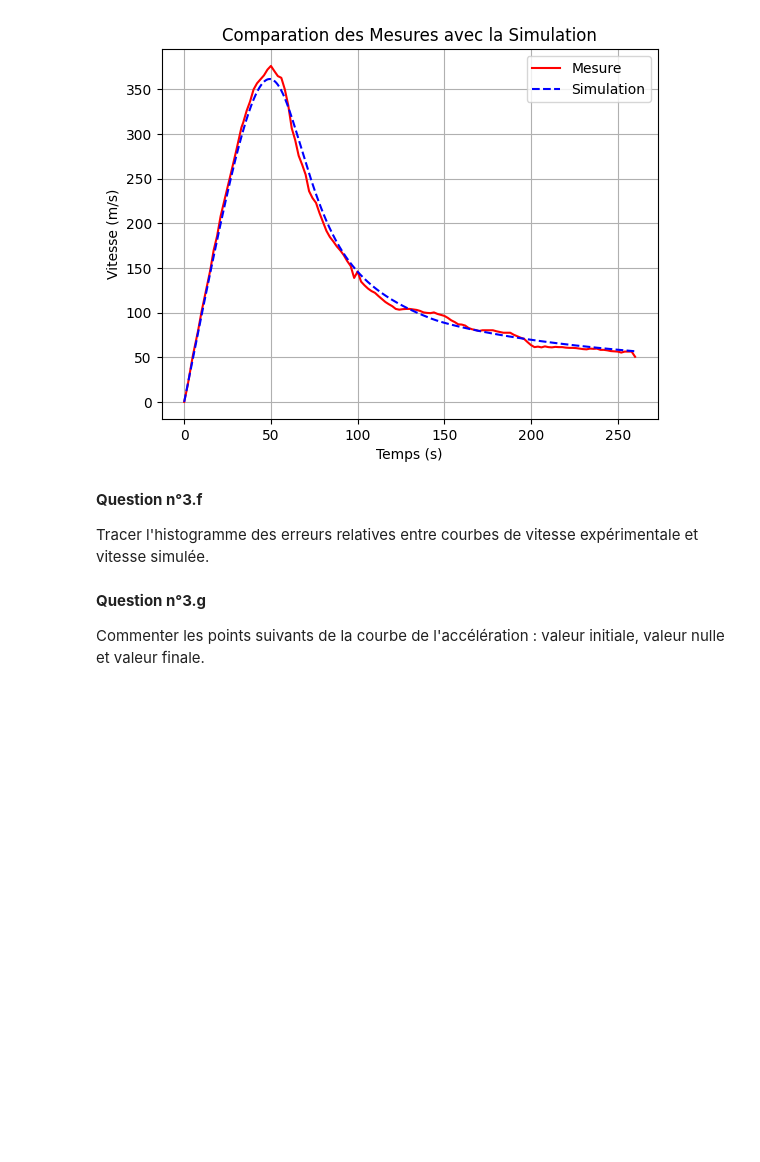
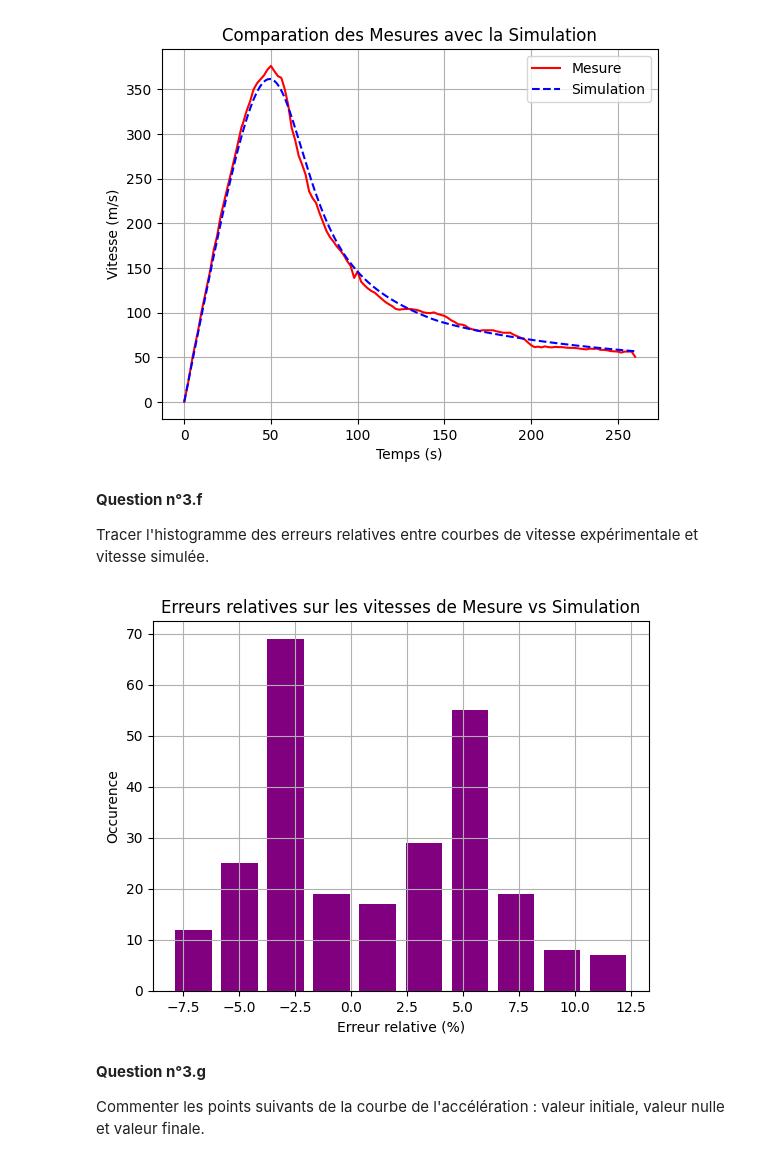
Before and after one commit to IsabelaCaldeira/ChuteLibre, a Jupyter notebook: CHUTE-LIBRE_Notebook-pour-etudiants_2022.ipynb, the cells around one changed output. Saved outputs shown, nothing was run; the diff lists cells and outputs as text; code cells hidden in the pictures; blank space fills up the shorter version.

```diff
--- a/CHUTE-LIBRE_Notebook-pour-etudiants_2022.ipynb
+++ b/CHUTE-LIBRE_Notebook-pour-etudiants_2022.ipynb
@@ -476,6 +470,31 @@ plt.show()
 **Question n°3.f**
 
 Tracer l'histogramme des erreurs relatives entre courbes de vitesse expérimentale et vitesse simulée.
+# %%
+tB_intp = np.linspace(tB[0], tB[-1], 261)
+
+vB_intp = np.interp(tB_intp, tB, vBT)
+vB_sim_intp = np.interp(tB_intp, temps_Euler, np.abs(v_Euler))
+
+#Vitesses positives/non nuls
+vSuper0_indices = np.where(vB_intp > 0)[0][:]
+vB_intp_pos = vB_intp[vSuper0_indices]
+vB_sim_intp_pos = vB_sim_intp[vSuper0_indices]
+
+#Erreur relative sur la vitesse en pourcentage
+erreur_vitesse = 100 * (vB_sim_intp_pos - vB_intp_pos ) / vB_intp_pos
+
+#Histogramme des erreurs relatives
+hist, bins = np.histogram(erreur_vitesse)
+plt.hist(erreur_vitesse, bins = bins, color = 'purple', rwidth=0.8 )
+
+plt.xlabel("Erreur relative (%)"); plt.ylabel("Occurence")
+plt.title('Erreurs relatives sur les vitesses de Mesure vs Simulation')
+plt.grid()
+plt.savefig("Histogramme.png")
+plt.show()
+# %% [output]
+[figure, added]
 # %% [markdown]
 **Question n°3.g**
 
```
Also changed, not shown: parts of 5 cells of this notebook.
